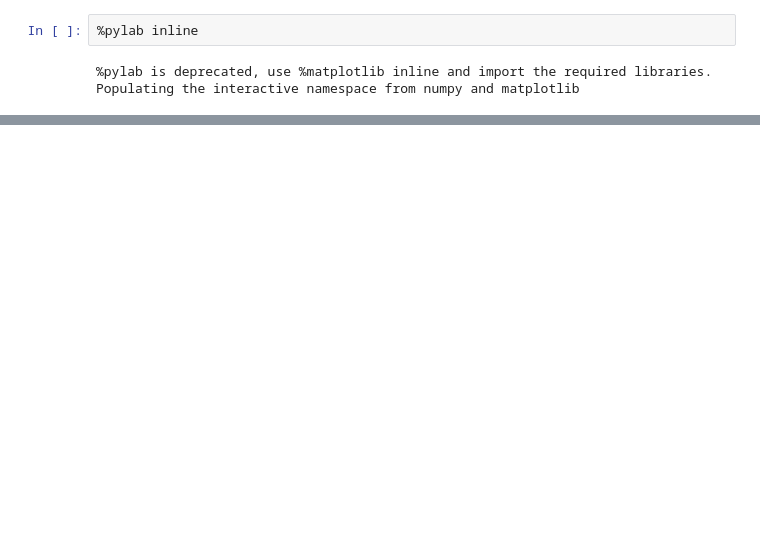
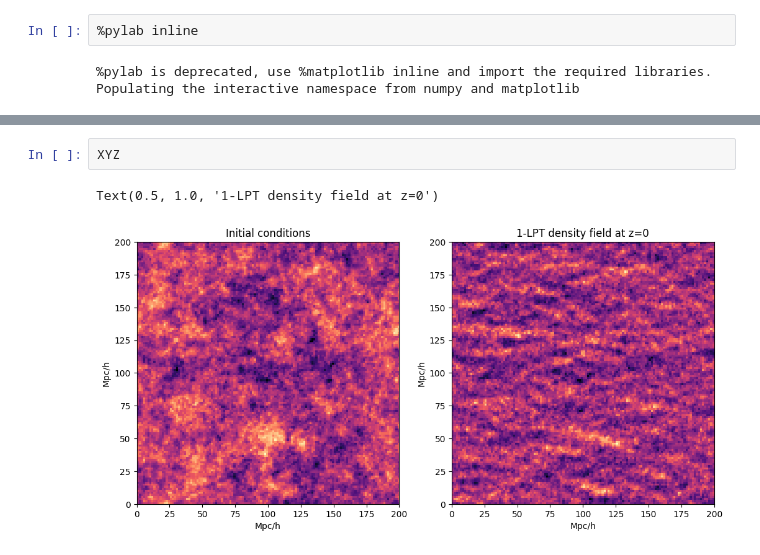
Before and after one commit to liuxx479/JaxPM, a Jupyter notebook: scripts/eval_decomp_lpt.ipynb, the cells around one changed output, grey strips where cells are left out. Cells and saved outputs as stored; diff of their text form; blank space fills up the shorter version.

```diff
--- a/scripts/eval_decomp_lpt.ipynb
+++ b/scripts/eval_decomp_lpt.ipynb
@@ -24,0 +44,5 @@ Text(0.5, 1.0, '1-LPT density field at z=0')
+# %%
+XYZ
+# %% [output]
+Text(0.5, 1.0, '1-LPT density field at z=0')
+[figure, added]
```
Also changed, not shown: parts of 5 cells of this notebook, 1 other file.
